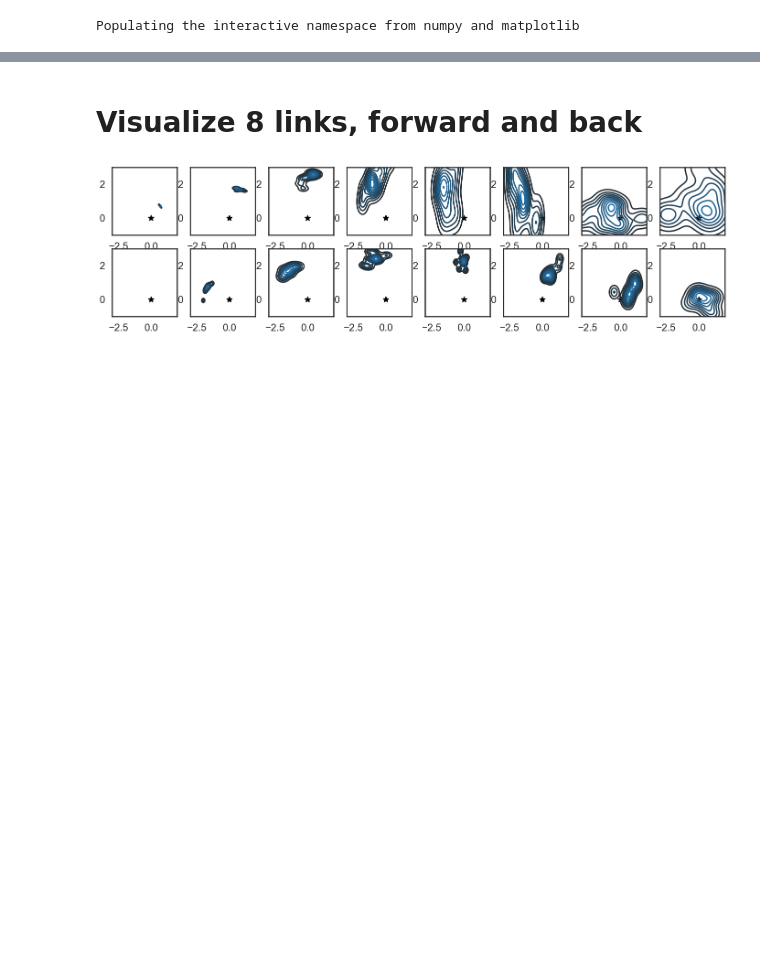
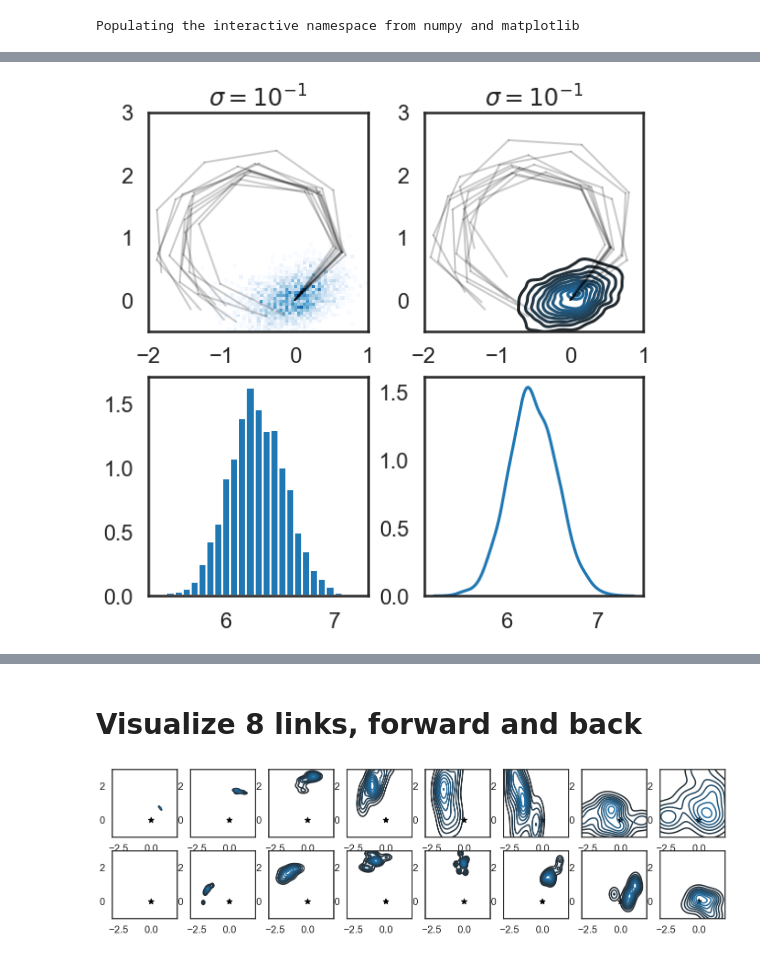
Before and after one commit to ramyarangan/numerical_ceff, a Jupyter notebook: trajectory_sampling.ipynb, the cells around one changed output, grey strips where cells are left out. Saved outputs shown, nothing was run; the diff lists cells and outputs as text; code cells hidden in the pictures; blank space fills up the shorter version.

```diff
--- a/trajectory_sampling.ipynb
+++ b/trajectory_sampling.ipynb
@@ -122 +175,46 @@ class chain:
+# %%
+x_for, y_for, t_for, x_rev, y_rev, t_rev=[], [], [], [], [], []
+figure(figsize=(8,8))
+
+for j in range(3000):
+    title(r'$\sigma = 10^{%d}$' % -1)
+    chain_test = chain(1, 2*np.pi/7, sigma=10**-1, n_arms=7, plot=False)
+    chain_test.extend()
+    x_for.append(chain_test.xf)
+    y_for.append(chain_test.yf)
+    t_for.append(chain_test.tf)
+
+subplot(2,2,1)
+
+for j in range(10):
+    title(r'$\sigma = 10^{%d}$' % -1)
+    chain_test = chain(1, 2*np.pi/7, sigma=10**-1, n_arms=7, plot=True, alpha=0.001)
+    chain_test.extend()
+
+hist2d(x_for, y_for, bins=75, range=[[-2,1],[-0.5,3]],cmin=1, zorder=0,cmap='Blues')
+xlim([-2,1])
+ylim([-0.5,3])
+
+subplot(2,2,2)
+
+for j in range(10):
+    title(r'$\sigma = 10^{%d}$' % -1)
+    chain_test = chain(1, 2*np.pi/7, sigma=10**-1, n_arms=7, plot=True, alpha=0.001)
+    chain_test.extend()
+
+sns.kdeplot(x_for,y_for)
+xlim([-2,1])
+ylim([-0.5,3])
+
+t_for = np.array(t_for)
+subplot(2,2,3)
+hist(t_for, bins = 25, density=True)
+
+subplot(2,2,4)
+sns.kdeplot(t_for)
+
+tight_layout()
+savefig('figure_kde_vs_hist.pdf',transparent=True,bbox_inches='tight')
+# %% [output]
+[figure, added]
 # %%
```
Also changed, not shown: parts of 7 cells of this notebook.
